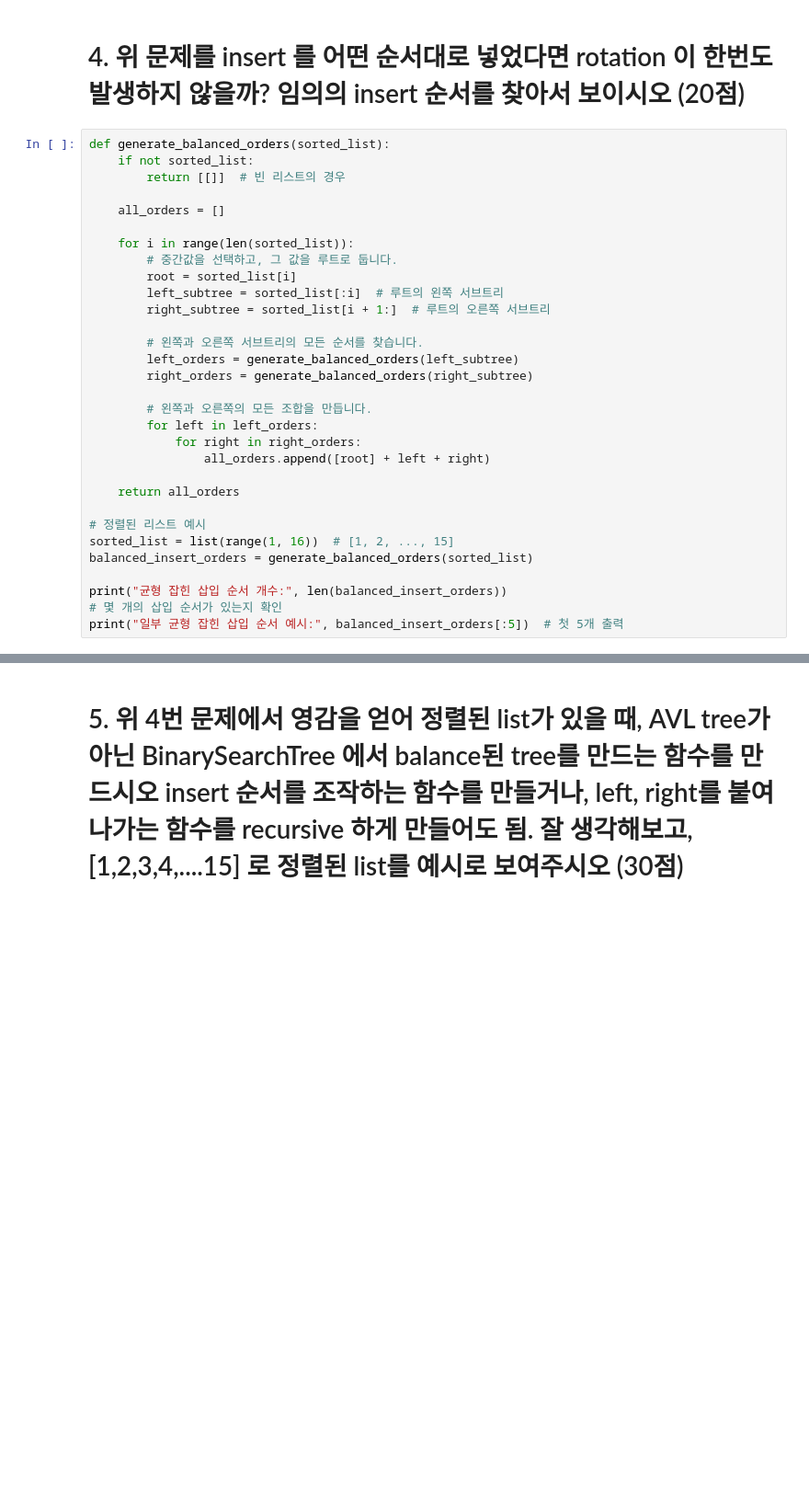
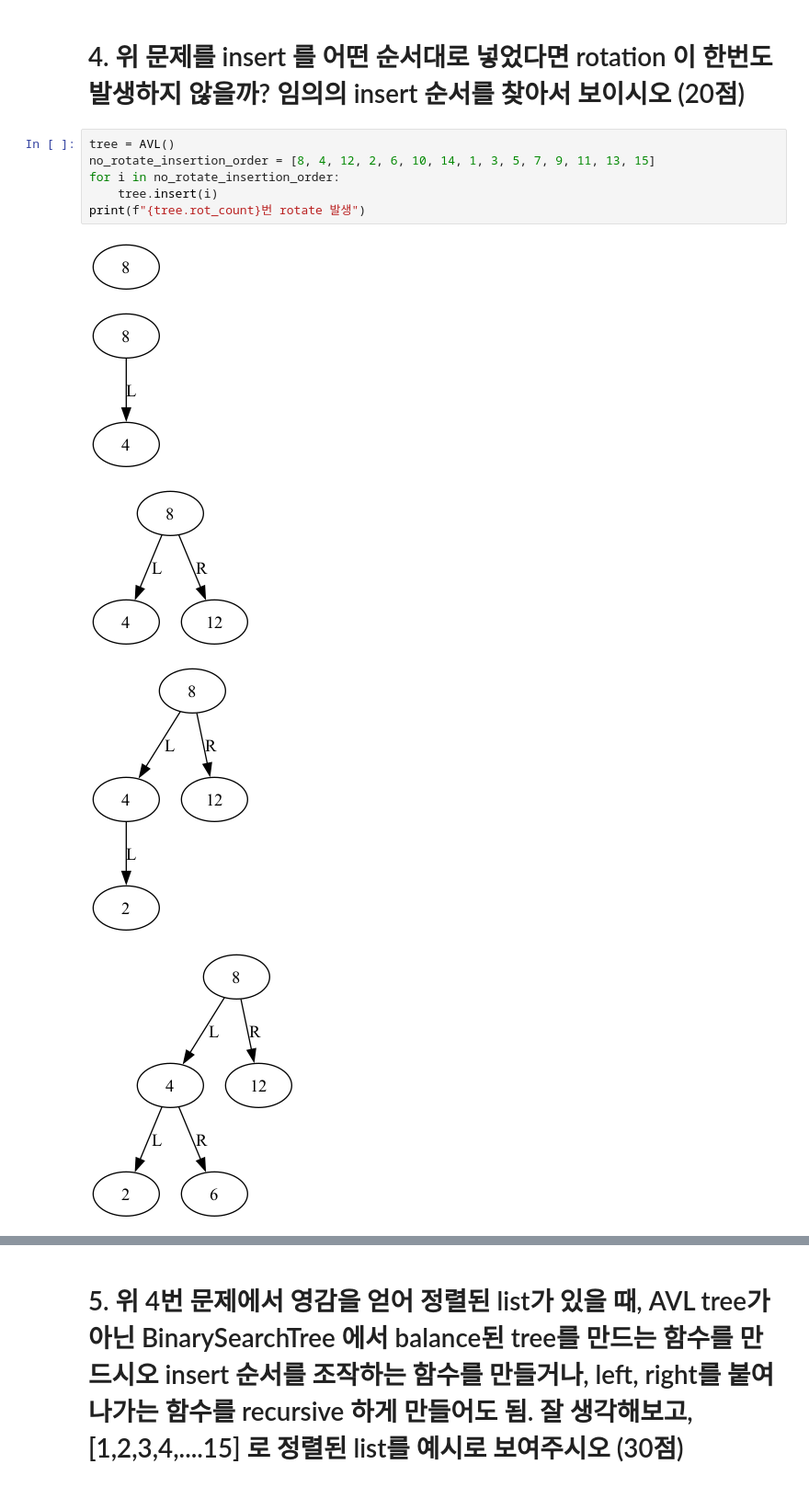
Before and after one commit to GWB21/algorithms-hw2, a Jupyter notebook: hw2_jupy/HW2_problemset.ipynb, the cells around one changed output, grey strips where cells are left out. Shown at 92% size. Saved outputs shown, nothing was run; the diff lists cells and outputs as text; blank space fills up the shorter version.

```diff
--- a/hw2_jupy/HW2_problemset.ipynb
+++ b/hw2_jupy/HW2_problemset.ipynb
@@ -200,34 +319,14 @@ left rotate(5)
 # %% [markdown]
 # 4. 위 문제를 insert 를 어떤 순서대로 넣었다면 rotation 이 한번도 발생하지 않을까? 임의의 insert 순서를 찾아서 보이시오 (20점)
 # %%
-def generate_balanced_orders(sorted_list):
-    if not sorted_list:
-        return [[]]  # 빈 리스트의 경우
-
-    all_orders = []
-
-    for i in range(len(sorted_list)):
-        # 중간값을 선택하고, 그 값을 루트로 둡니다.
-        root = sorted_list[i]
-        left_subtree = sorted_list[:i]  # 루트의 왼쪽 서브트리
-        right_subtree = sorted_list[i + 1:]  # 루트의 오른쪽 서브트리
-
-        # 왼쪽과 오른쪽 서브트리의 모든 순서를 찾습니다.
-        left_orders = generate_balanced_orders(left_subtree)
-        right_orders = generate_balanced_orders(right_subtree)
-
-        # 왼쪽과 오른쪽의 모든 조합을 만듭니다.
-        for left in left_orders:
-            for right in right_orders:
-                all_orders.append([root] + left + right)
-
-    return all_orders
-
-# 정렬된 리스트 예시
-sorted_list = list(range(1, 16))  # [1, 2, ..., 15]
-balanced_insert_orders = generate_balanced_orders(sorted_list)
-
-print("균형 잡힌 삽입 순서 개수:", len(balanced_insert_orders))
-# 몇 개의 삽입 순서가 있는지 확인
-print("일부 균형 잡힌 삽입 순서 예시:", balanced_insert_orders[:5])  # 첫 5개 출력
+tree = AVL()
+no_rotate_insertion_order = [8, 4, 12, 2, 6, 10, 14, 1, 3, 5, 7, 9, 11, 13, 15]
+for i in no_rotate_insertion_order:
+    tree.insert(i)
+print(f"{tree.rot_count}번 rotate 발생")
 # %% [output]
+[figure, added]
+[figure, added]
+[figure, added]
+[figure, added]
+[figure, added]
```
Also changed, not shown: parts of 3 cells of this notebook, 3 other files.
